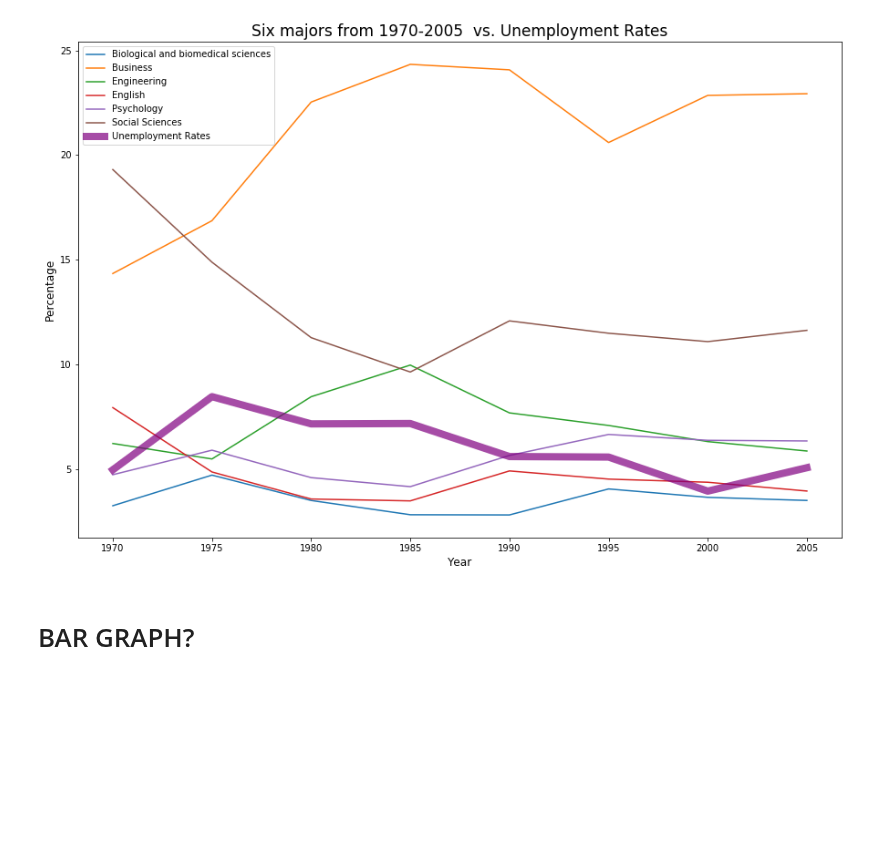
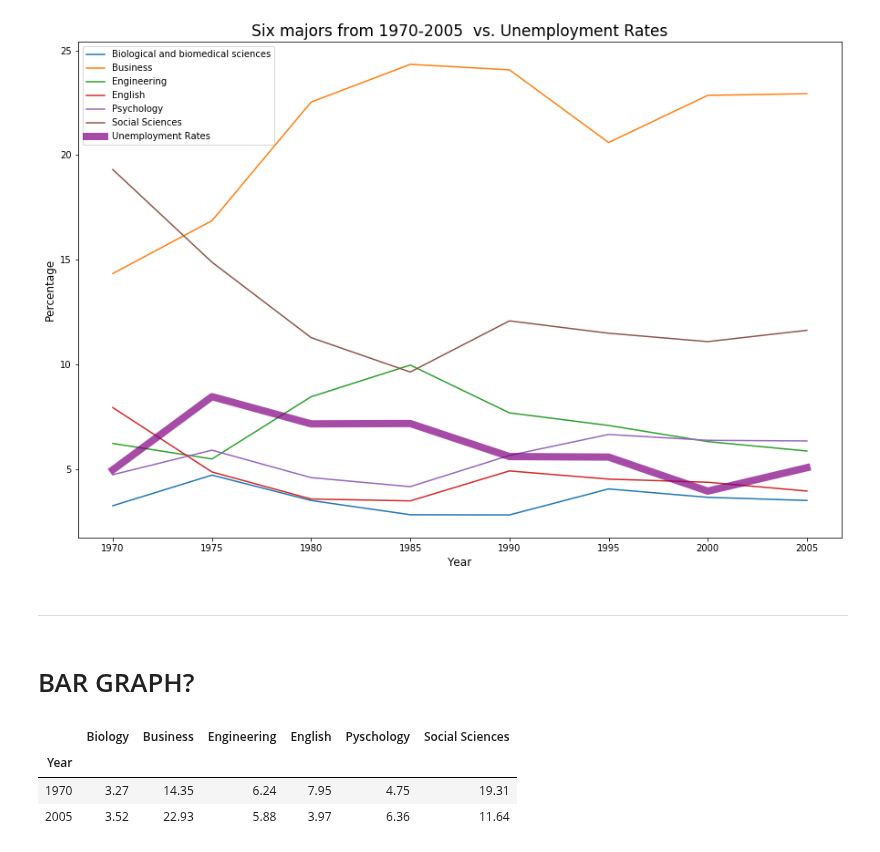
Before and after one commit to COGS108/group027, a Jupyter notebook: FinalProject.ipynb, the cells around one changed output. Saved outputs shown, nothing was run; the diff lists cells and outputs as text; code cells hidden in the pictures; blank space fills up the shorter version.

```diff
--- a/FinalProject.ipynb
+++ b/FinalProject.ipynb
@@ -398,5 +410,7 @@ plt.legend()
 colors = ['#E69F00', '#56B4E9', '#F0E442', '#009E73', '#D55E00']
 # %% [output]
 [figure]
+# %% [markdown]
+***
 # %% [markdown]
 # BAR GRAPH?
@@ -402,0 +419,7 @@ colors = ['#E69F00', '#56B4E9', '#F0E442', '#009E73', '#D55E00']
+# %%
+six_majors_1970vs2005
+# %% [output]
+|  | Biology | Business | Engineering | English | Pyschology | Social Sciences |
+| Year |  |  |  |  |  |  |
+| 1970 | 3.27 | 14.35 | 6.24 | 7.95 | 4.75 | 19.31 |
+| 2005 | 3.52 | 22.93 | 5.88 | 3.97 | 6.36 | 11.64 |
```
Also changed, not shown: parts of 9 cells of this notebook.
